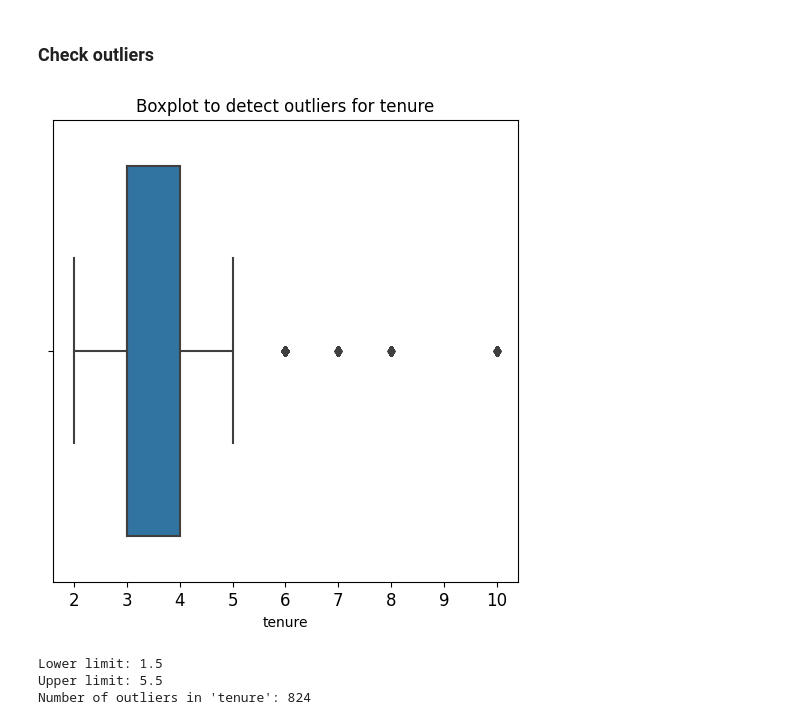
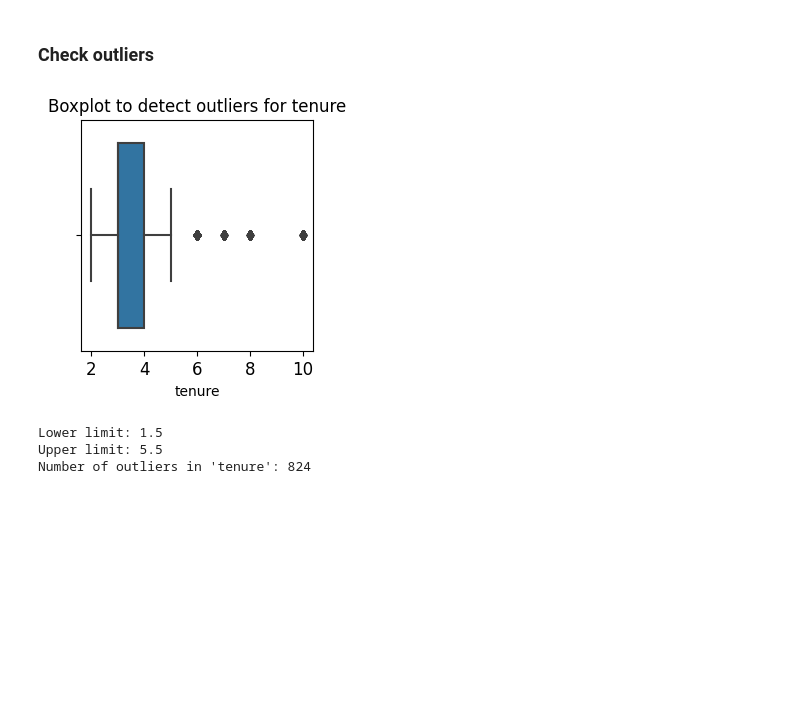
Before and after one commit to ajeronimoguerra/Case-Study-in-R---Amazon-BestBookselling-09-22, a Jupyter notebook: high-employee-turnover-rate.ipynb, the cells around one changed output. Saved outputs shown, nothing was run; the diff lists cells and outputs as text; code cells hidden in the pictures; blank space fills up the shorter version.

```diff
--- a/high-employee-turnover-rate.ipynb
+++ b/high-employee-turnover-rate.ipynb
@@ -279,14 +279,14 @@ Dataset Shape with no duplicates:
 ### Check outliers
 # %%
 # Create a boxplot to visualize distribution of `tenure` and detect any outliers
-plt.figure(figsize=(6,6))
+plt.figure(figsize=(3,3))
 plt.title('Boxplot to detect outliers for tenure', fontsize=12)
 plt.xticks(fontsize=12)
 plt.yticks(fontsize=12)
 sns.boxplot(x= df0_no_duplicates['tenure'])
 plt.show()
 # %% [output]
-[figure, old version]
+[figure, new version]
 # %%
 # Determine the number of rows containing outliers
 
```
Also changed, not shown: parts of 3 cells of this notebook.
